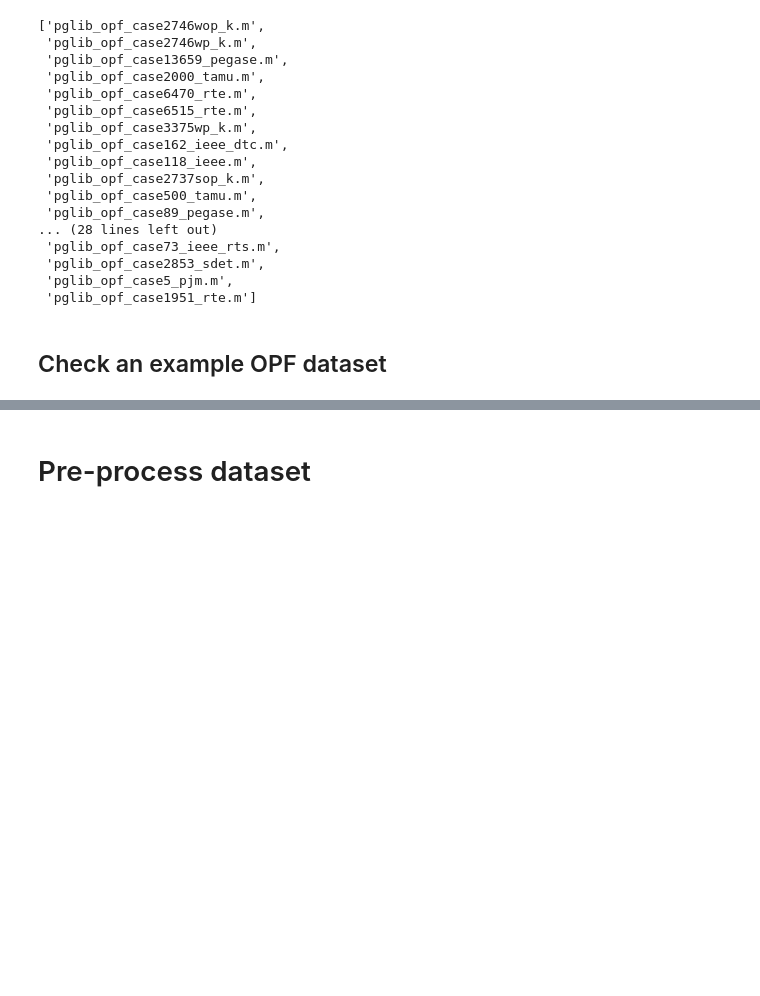
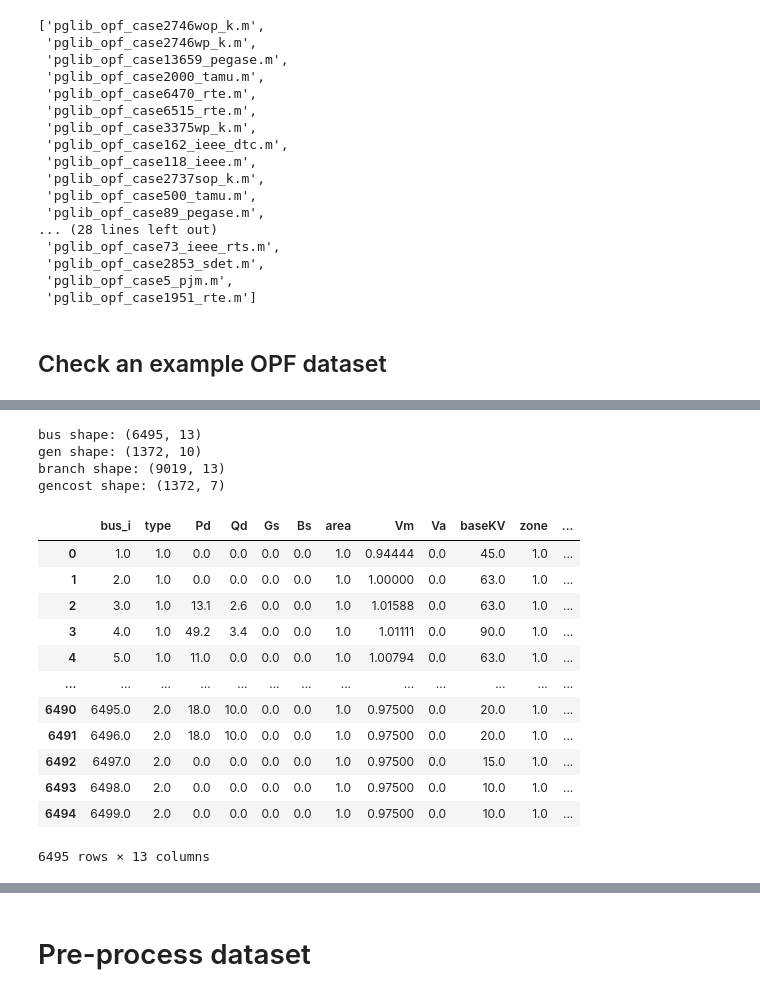
Before and after one commit to jhyun0919/Project_EE394V_SPR2020, a Jupyter notebook: codes/experiments/data_preprocess.ipynb, the cells around one changed output, grey strips where cells are left out. Cells and saved outputs as stored; diff of their text form; code cells hidden in the pictures; blank space fills up the shorter version.

Commit message:
feat: update data preprocessing
update the data preprocessing due to the fixed data_parser.

```diff
--- a/codes/experiments/data_preprocess.ipynb
+++ b/codes/experiments/data_preprocess.ipynb
@@ -39,3 +38,4 @@ list(opf_data_dict.keys())[0]
 # %%
-opf_data_dict[list(opf_data_dict.keys())[0]]
+idx = 23
+list(opf_data_dict.keys())[idx]
 # %% [output]
@@ -58,0 +43,2 @@ opf_data_dict[list(opf_data_dict.keys())[0]]
+# %%
+opf_data = opf_data_dict[list(opf_data_dict.keys())[idx]]
@@ -58,0 +66,26 @@ opf_data_dict[list(opf_data_dict.keys())[0]]
+# %%
+print('bus shape: {}'.format(opf_data['bus'].shape))
+print('gen shape: {}'.format(opf_data['gen'].shape))
+print('branch shape: {}'.format(opf_data['branch'].shape))
+print('gencost shape: {}'.format(opf_data['gencost'].shape))
+# %% [output]
+bus shape: (6495, 13)
+gen shape: (1372, 10)
+branch shape: (9019, 13)
+gencost shape: (1372, 7)
+# %%
+opf_data['bus']
+# %% [output]
+|  | bus_i | type | Pd | Qd | Gs | Bs | area | Vm | Va | baseKV | zone | ... |
+| 0 | 1.0 | 1.0 | 0.0 | 0.0 | 0.0 | 0.0 | 1.0 | 0.94444 | 0.0 | 45.0 | 1.0 | ... |
+| 1 | 2.0 | 1.0 | 0.0 | 0.0 | 0.0 | 0.0 | 1.0 | 1.00000 | 0.0 | 63.0 | 1.0 | ... |
+| 2 | 3.0 | 1.0 | 13.1 | 2.6 | 0.0 | 0.0 | 1.0 | 1.01588 | 0.0 | 63.0 | 1.0 | ... |
+| 3 | 4.0 | 1.0 | 49.2 | 3.4 | 0.0 | 0.0 | 1.0 | 1.01111 | 0.0 | 90.0 | 1.0 | ... |
+| 4 | 5.0 | 1.0 | 11.0 | 0.0 | 0.0 | 0.0 | 1.0 | 1.00794 | 0.0 | 63.0 | 1.0 | ... |
+| ... | ... | ... | ... | ... | ... | ... | ... | ... | ... | ... | ... | ... |
+| 6490 | 6495.0 | 2.0 | 18.0 | 10.0 | 0.0 | 0.0 | 1.0 | 0.97500 | 0.0 | 20.0 | 1.0 | ... |
+| 6491 | 6496.0 | 2.0 | 18.0 | 10.0 | 0.0 | 0.0 | 1.0 | 0.97500 | 0.0 | 20.0 | 1.0 | ... |
+| 6492 | 6497.0 | 2.0 | 0.0 | 0.0 | 0.0 | 0.0 | 1.0 | 0.97500 | 0.0 | 15.0 | 1.0 | ... |
+| 6493 | 6498.0 | 2.0 | 0.0 | 0.0 | 0.0 | 0.0 | 1.0 | 0.97500 | 0.0 | 10.0 | 1.0 | ... |
+| 6494 | 6499.0 | 2.0 | 0.0 | 0.0 | 0.0 | 0.0 | 1.0 | 0.97500 | 0.0 | 10.0 | 1.0 | ... |
+6495 rows × 13 columns
```
Also changed, not shown: parts of 7 cells of this notebook.
